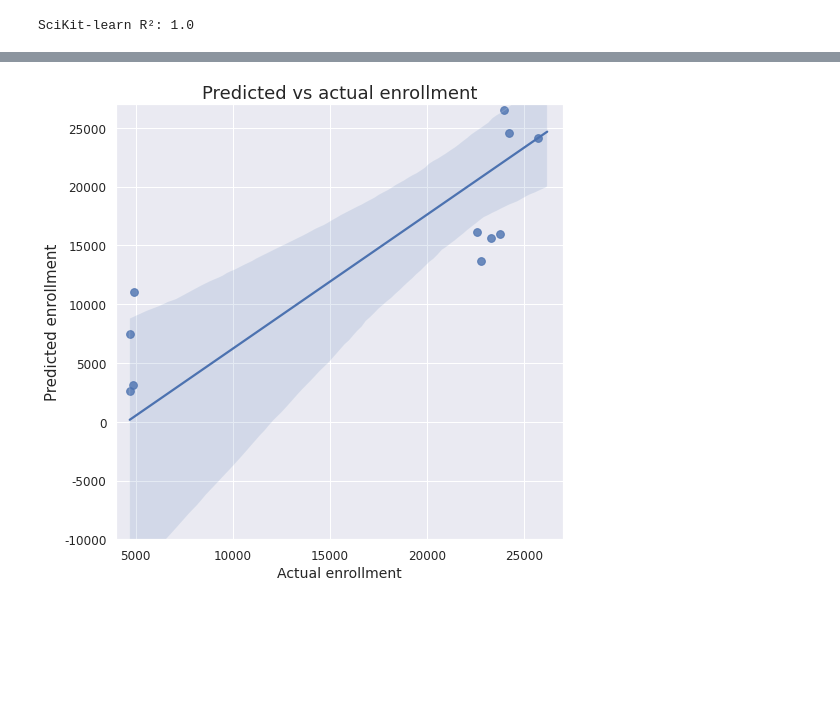
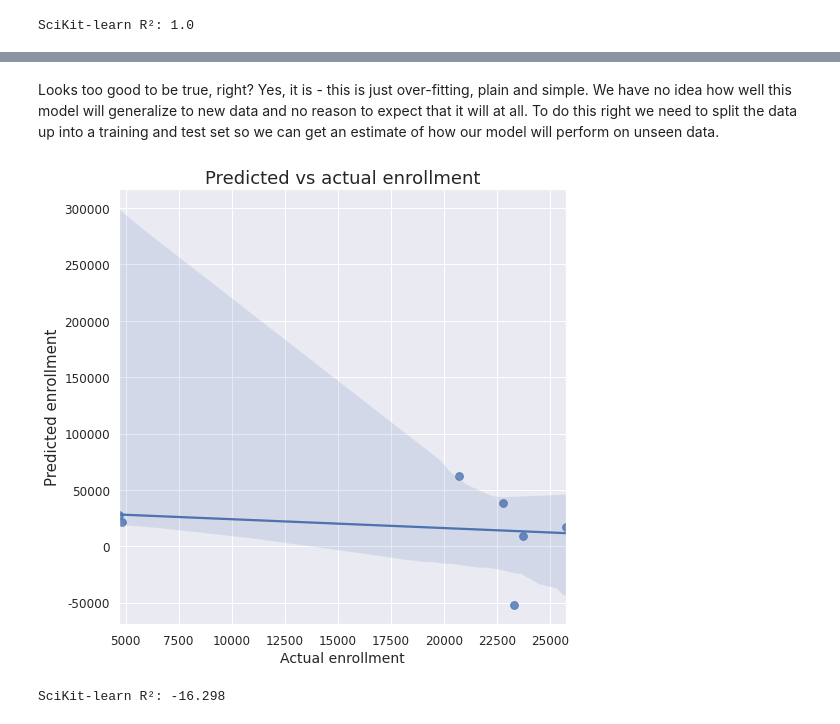
Before and after one commit to gperdrizet/LMC-enrollment-forecast, a Jupyter notebook: notebooks/linear_model.ipynb, the cells around one changed output, grey strips where cells are left out. Drawn from its saved outputs; the diff is of its cells as text; code cells hidden in the pictures; blank space fills up the shorter version.

```diff
--- a/notebooks/linear_model.ipynb
+++ b/notebooks/linear_model.ipynb
@@ -113,19 +80,41 @@ plt.show()
-# %%
-# Fit the model on the whole dataset
-bagging_model.fit(X, y)
-
-# Predict
-predicted_enrollment = bagging_model.predict(X)
-
-# Plot actual enrollment vs predicted enrollment
-sns.set(rc={'figure.figsize':(8,8)})
-ax = sns.regplot(y=predicted_enrollment, x=actual_enrollment, fit_reg=True, scatter_kws={'s':60})
-ax.tick_params(labelsize=12)
-ax.set_title('Predicted vs actual enrollment', fontsize=18)
-ax.set_xlabel('Actual enrollment', fontsize=14)
-ax.set_ylabel('Predicted enrollment', fontsize=15)
-ax.set_xlim(4000, 27000)
-ax.set_ylim(-10000, 27000)
-ax.yaxis.set_major_formatter(FormatStrFormatter('%.0f'))
-# %% [output]
-[figure, removed]
+# %% [markdown]
+Looks too good to be true, right? Yes, it is - this is just over-fitting, plain and simple. We have no idea how well this model will generalize to new data and no reason to expect that it will at all. To do this right we need to split the data up into a training and test set so we can get an estimate of how our model will perform on unseen data.
+# %%
+# Split data randomly into training and testing sets
+training_data = data.sample(frac=conf.TRAIN_TEST_SPLIT)
+test_data = data.drop(training_data.index)
+
+# Seperate dependent and independent variable
+training_features = training_data.copy()
+test_features = test_data.copy()
+
+training_labels = training_features.pop(conf.TARGET_VARIABLE)
+test_labels = test_features.pop(conf.TARGET_VARIABLE)
+# %%
+# Create and fit a LinearRegression object
+lm = LinearRegression()
+linear_model = lm.fit(training_features, training_labels)
+
+# Predict enrollment
+predicted_enrollment = lm.predict(test_features)
+
+# Grab actual enrollment numbers to compare with
+actual_enrollment = test_labels
+
+# Plot actual enrollment vs predicted enrollment
+sns.set(rc={'figure.figsize':(8,8)})
+ax = sns.regplot(y=predicted_enrollment, x=actual_enrollment, fit_reg=True, scatter_kws={'s':60})
+ax.tick_params(labelsize=12)
+ax.set_title('Predicted vs actual enrollment', fontsize=18)
+ax.set_xlabel('Actual enrollment', fontsize=14)
+ax.set_ylabel('Predicted enrollment', fontsize=15)
+# ax.set_xlim(4000, 27000)
+# ax.set_ylim(4000, 27000)
+ax.yaxis.set_major_formatter(FormatStrFormatter('%.0f'))
+# %% [output]
+[figure, added]
+# %%
+scikit_R_sqr = linear_model.score(test_features, actual_enrollment)
+print('SciKit-learn R\u00b2: {}'.format(np.round(scikit_R_sqr, 3)))
+# %% [output]
+SciKit-learn R²: -16.298
```
Also changed, not shown: parts of 9 cells of this notebook.
